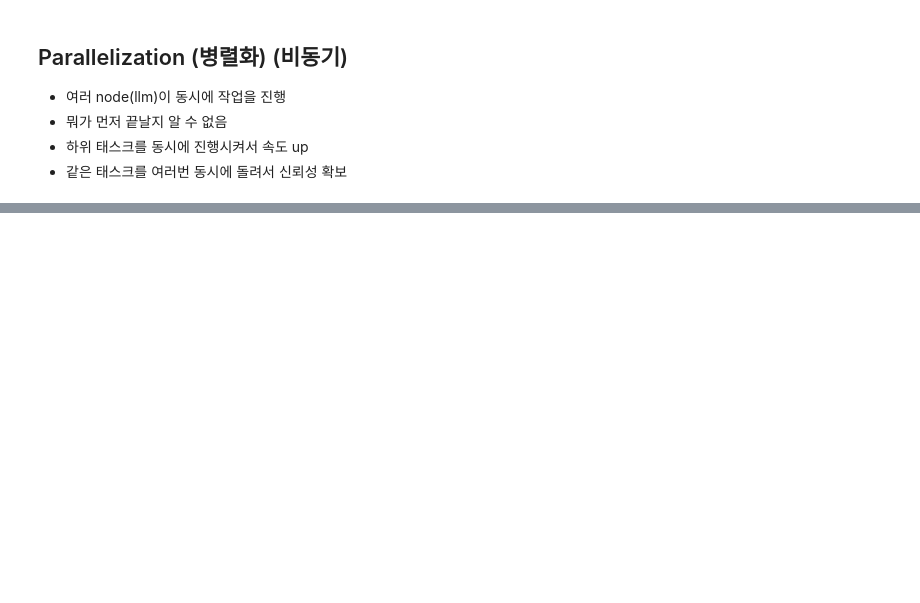
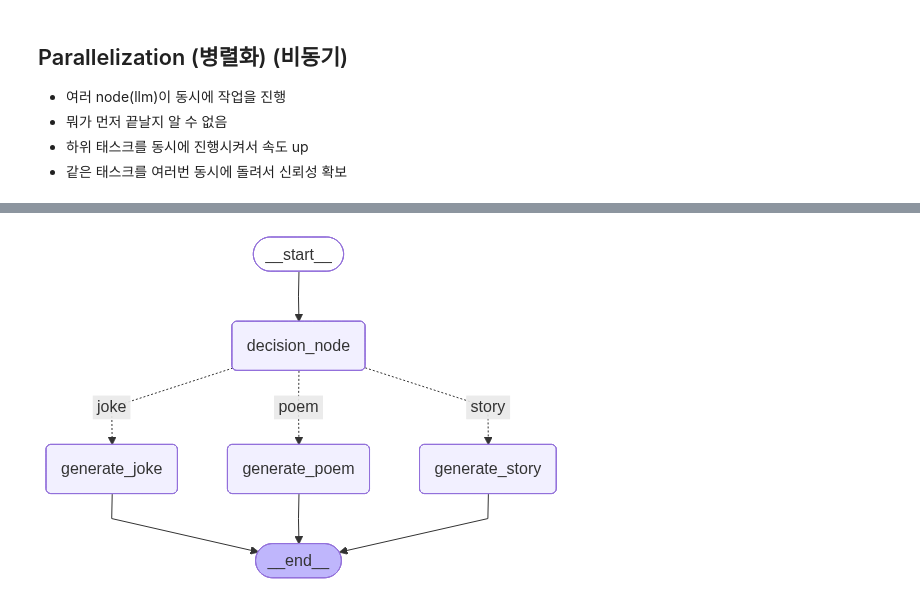
Before and after one commit to verba-neo/gaida-2, a Jupyter notebook: 05-langgraph/06_workflows.ipynb, the cells around one changed output, grey strips where cells are left out. Drawn from its saved outputs; the diff is of its cells as text; code cells hidden in the pictures; blank space fills up the shorter version.

```diff
--- a/05-langgraph/06_workflows.ipynb
+++ b/05-langgraph/06_workflows.ipynb
@@ -142,0 +148,80 @@ graph.invoke({'topic': '봄'})
+# %%
+from typing import Literal
+from langchain.messages import HumanMessage, SystemMessage
+from pydantic import BaseModel, Field
+
+
+class State(TypedDict):
+    input: str
+    decision: str
+    output: str
+
+
+# Router 에서 사용할 LLM이 쓸 structured output
+# {'step': 'poem' | 'story' | 'joke'}
+class Route(BaseModel):
+    # step 이란 필드는 3개중 하나지만, 필수(...)고 설명은 ~~하다
+    step: Literal['poem', 'story', 'joke'] = Field(..., description='next step in routing process')
+
+router_llm = llm.with_structured_output(Route)
+
+
+# state['decision'] 을 결정하는 Node
+def decision_node(state: State):
+    result = router_llm.invoke(
+        [
+            SystemMessage(content='사용자 요청에 따라 story, joke, poem 을 선택'),
+            HumanMessage(content=state['input'])
+        ]
+    )
+    return {'decision': result.step}
+
+
+def generate_joke(state: State):
+    msg = llm.invoke([
+        SystemMessage(content='아주 기발하되 고급스러운 유머를 만들어야 함'),
+        HumanMessage(content=state['input'])
+    ])
+    return {'output': msg.content}
+
+
+def generate_story(state: State):
+    msg = llm.invoke(state['input'])
+    return {'output': msg.content}
+
+
+def generate_poem(state: State):
+    msg = llm.invoke(state['input'])
+    return {'output': msg.content}
+
+
+# Router
+def route_decision(state: State):
+    return state['decision']
+
+
+workflow = StateGraph(State)
+workflow.add_node(decision_node)
+workflow.add_node(generate_joke)
+workflow.add_node(generate_poem)
+workflow.add_node(generate_story)
+
+workflow.add_edge(START, 'decision_node')
+workflow.add_conditional_edges(
+    'decision_node',
+    route_decision,
+    {
+        'joke': 'generate_joke',
+        'story': 'generate_story',
+        'poem': 'generate_poem'
+    }
+)
+workflow.add_edge('generate_joke', END)
+workflow.add_edge('generate_story', END)
+workflow.add_edge('generate_poem', END)
+graph = workflow.compile()
+
+display(Image(graph.get_graph().draw_mermaid_png()))
+graph.invoke({'input': '심심해'})
+# %% [output]
+[figure, added]
```
Also changed, not shown: parts of 3 cells of this notebook.
